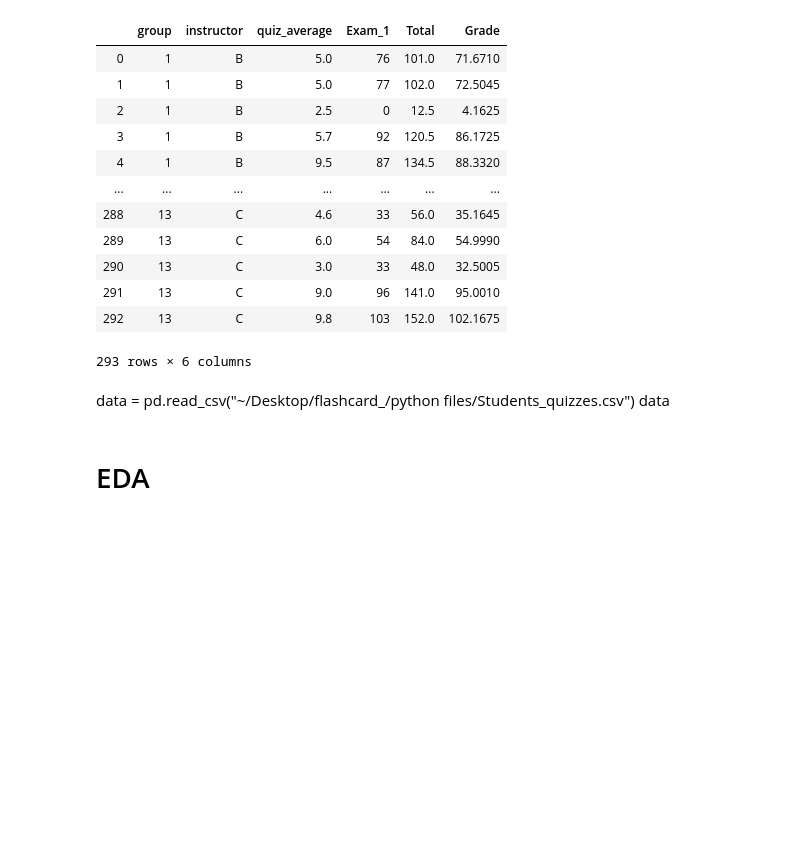
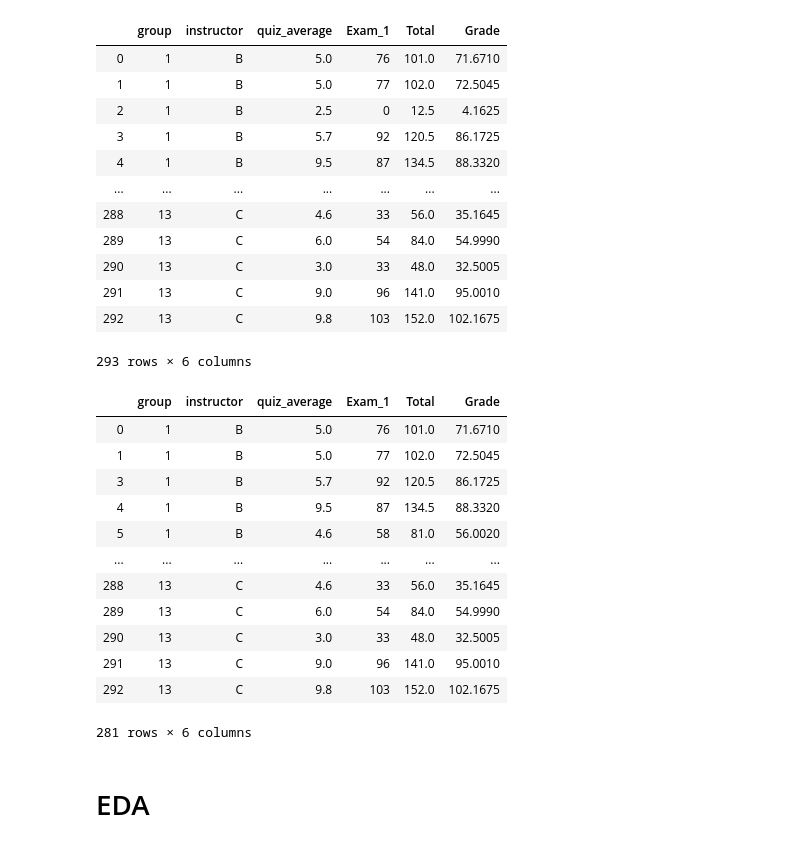
Before and after one commit to ElenaShevchenk0/Students_quizzes, a Jupyter notebook: Students_quizzes.ipynb, the cells around one changed output. Cells and saved outputs as stored; diff of their text form; code cells hidden in the pictures; blank space fills up the shorter version.

```diff
--- a/Students_quizzes.ipynb
+++ b/Students_quizzes.ipynb
@@ -14,8 +14,23 @@ import pandas as pd
 | 291 | 13 | C | 9.0 | 96 | 141.0 | 95.0010 |
 | 292 | 13 | C | 9.8 | 103 | 152.0 | 102.1675 |
 293 rows × 6 columns
-# %% [markdown]
-data = pd.read_csv("~/Desktop/flashcard_/python files/Students_quizzes.csv")
-data
+# %%
+data = pd.read_csv("~/Desktop/flashcard_/python files/Students_quizzes.csv")
+data = data[data.Exam_1 != 0]
+data
+# %% [output]
+|  | group | instructor | quiz_average | Exam_1 | Total | Grade |
+| 0 | 1 | B | 5.0 | 76 | 101.0 | 71.6710 |
+| 1 | 1 | B | 5.0 | 77 | 102.0 | 72.5045 |
+| 3 | 1 | B | 5.7 | 92 | 120.5 | 86.1725 |
+| 4 | 1 | B | 9.5 | 87 | 134.5 | 88.3320 |
+| 5 | 1 | B | 4.6 | 58 | 81.0 | 56.0020 |
+| ... | ... | ... | ... | ... | ... | ... |
+| 288 | 13 | C | 4.6 | 33 | 56.0 | 35.1645 |
+| 289 | 13 | C | 6.0 | 54 | 84.0 | 54.9990 |
+| 290 | 13 | C | 3.0 | 33 | 48.0 | 32.5005 |
+| 291 | 13 | C | 9.0 | 96 | 141.0 | 95.0010 |
+| 292 | 13 | C | 9.8 | 103 | 152.0 | 102.1675 |
+281 rows × 6 columns
 # %% [markdown]
 # EDA
```
Also changed, not shown: parts of 19 cells of this notebook, 2 other files.
